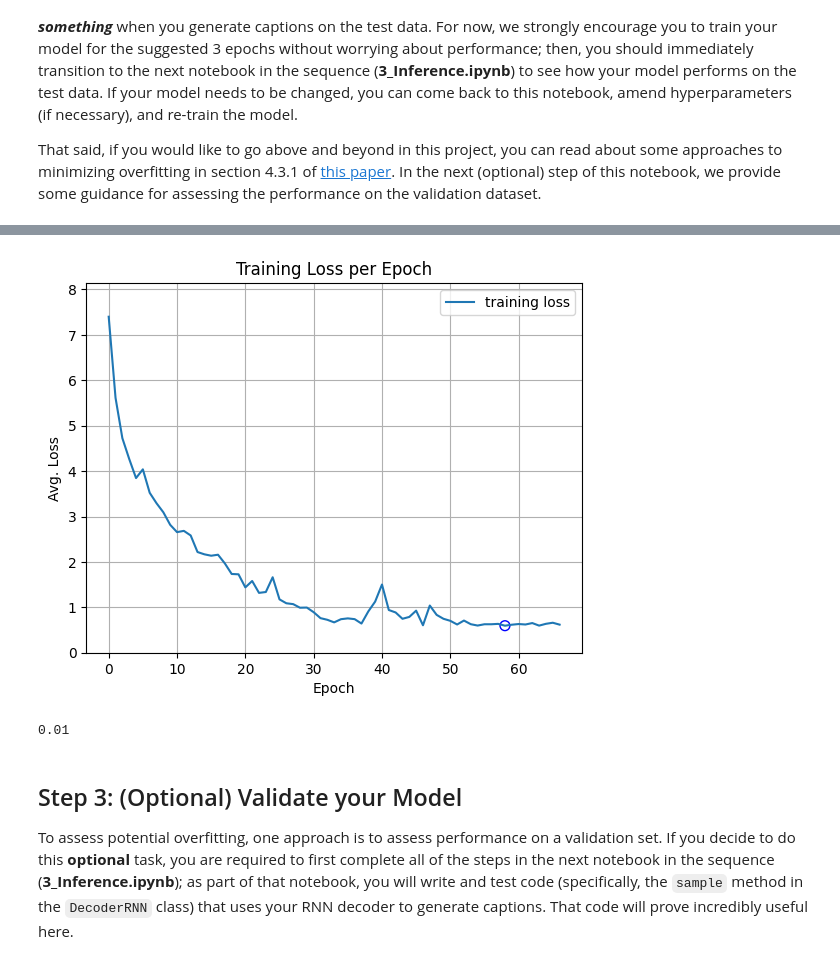
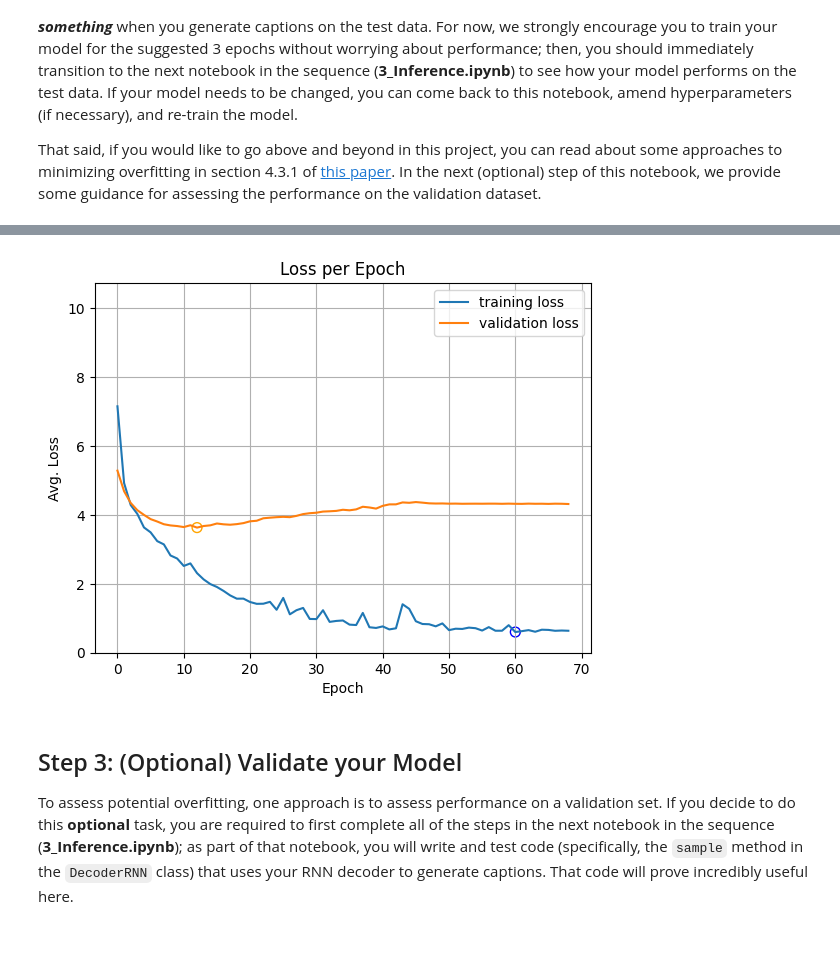
Before and after one commit to civcode/ComputerVisionND_P2_Image_Captioning_Project, a Jupyter notebook: 2_Training.ipynb, the cells around one changed output, grey strips where cells are left out. Cells and saved outputs as stored; diff of their text form; code cells hidden in the pictures.

```diff
--- a/2_Training.ipynb
+++ b/2_Training.ipynb
@@ -183,0 +247,32 @@ Obtaining caption lengths for the subset...
+# %%
+%load_ext autoreload
+%autoreload 2
+
+from my_data_loader import get_my_loader
+
+
+batch_size = 1024 #512        # batch size
+vocab_from_file = True    # if True, load existing vocab file
+
+num_workers = 16
+subset_size = int(subset_size/5) #500
+
+# Amend the image transform below.
+transform_val = transforms.Compose([
+    transforms.Resize((224, 224)),                          # smaller edge of image resized to 128
+    transforms.ToTensor(),                           # convert the PIL Image to a tensor
+    transforms.Normalize((0.485, 0.456, 0.406),      # normalize image for pre-trained model
+                         (0.229, 0.224, 0.225))])
+
+# Build data loader (TODO: You can change the subset_size, however a
+# very large value would increase training time considerably)
+data_loader_val = get_my_loader(transform=transform_val,
+                         mode='val',
+                         batch_size=batch_size,
+                         vocab_threshold=vocab_threshold,
+                         vocab_from_file=vocab_from_file,
+                         subset_size=subset_size,
+                         cocoapi_loc=cocoapi_loc,
+                         num_workers=num_workers)
+
+total_steps_val = math.ceil(len(data_loader_val.dataset.caption_lengths) / data_loader_val.batch_sampler.batch_size)
@@ -350,17 +502,23 @@ import matplotlib.pyplot as plt
 min_epoch_idx = epoch_losses.index(min(epoch_losses))
 min_epoch_val = epoch_losses[min_epoch_idx]
 
+min_val_idx = val_losses.index(min(val_losses))
+min_val_val = val_losses[min_val_idx]
+
 # Plot the losses
 plt.plot(epoch_losses, label="training loss")
+plt.plot(val_losses, label="validation loss")
 
 plt.xlabel("Epoch")
 plt.ylabel("Avg. Loss")
-plt.title("Training Loss per Epoch")
+plt.title("Loss per Epoch")
 plt.grid(True)
-plt.ylim(0, max(epoch_losses) * 1.1)
+plt.ylim(0, max(epoch_losses) * 1.5)
 plt.legend()
 
 plt.scatter(min_epoch_idx, min_epoch_val, facecolors='none', edgecolors='blue', s=50, label='min train loss')
+plt.scatter(min_val_idx, min_val_val, facecolors='none', edgecolors='orange', s=50, label='min val loss')
 
-print("Min epoch loss:", min_epoch_val)
+print("Min training loss:  ", min_epoch_val)
+print("Min validation loss:", min_val_val)
 # %% [output]
@@ -368,8 +527,4 @@ Min epoch loss: 0.595265407115221
-[figure, old version]
+[figure, new version]
-# %%
-optimizer.param_groups[0]['lr']
-# %% [output]
-0.01
 # %% [markdown]
 <a id='step3'></a>
 ## Step 3: (Optional) Validate your Model
```
Also changed, not shown: parts of 8 cells of this notebook, 3 other files.
